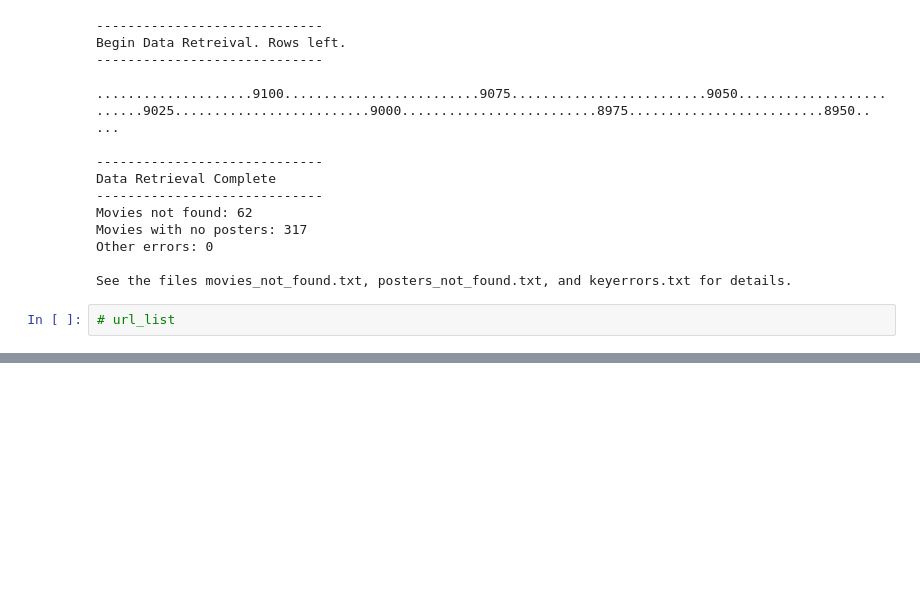
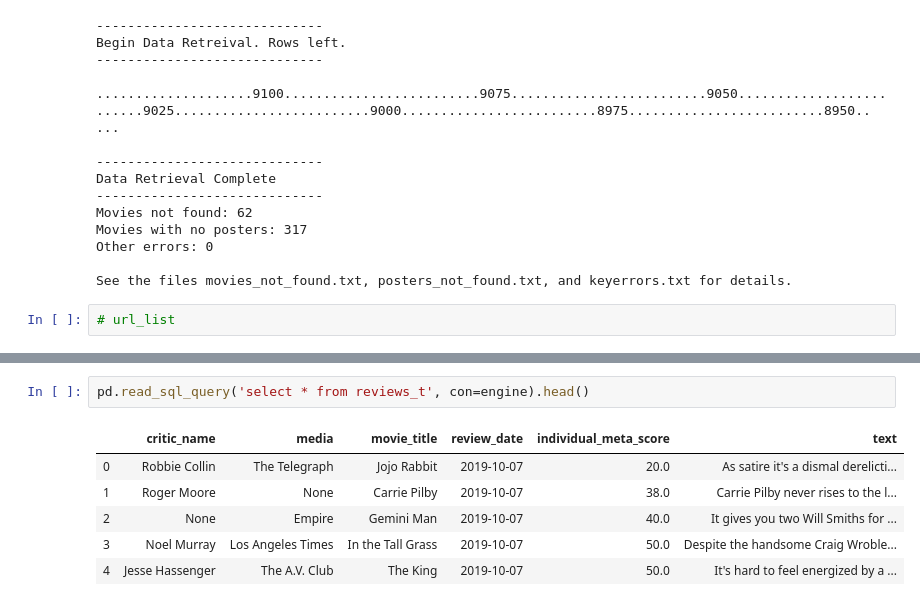
Before and after one commit to AddyBenny/Group_Project_2---UCI-Data-Analysis-Bootcamp-2020---Team-8, a Jupyter notebook: Project.ipynb, the cells around one changed output, grey strips where cells are left out. Saved outputs shown, nothing was run; the diff lists cells and outputs as text; blank space fills up the shorter version.

```diff
--- a/Project.ipynb
+++ b/Project.ipynb
@@ -268 +295,10 @@ UnicodeDecodeError: 'utf-8' codec can't decode byte 0xe9 in position 28: unexpec
+# %%
+pd.read_sql_query('select * from reviews_t', con=engine).head()
+# %% [output]
+|  | critic_name | media | movie_title | review_date | individual_meta_score | text |
+| 0 | Robbie Collin | The Telegraph | Jojo Rabbit | 2019-10-07 | 20.0 | As satire it's a dismal derelicti... |
+| 1 | Roger Moore | None | Carrie Pilby | 2019-10-07 | 38.0 | Carrie Pilby never rises to the l... |
+| 2 | None | Empire | Gemini Man | 2019-10-07 | 40.0 | It gives you two Will Smiths for ... |
+| 3 | Noel Murray | Los Angeles Times | In the Tall Grass | 2019-10-07 | 50.0 | Despite the handsome Craig Wroble... |
+| 4 | Jesse Hassenger | The A.V. Club | The King | 2019-10-07 | 50.0 | It's hard to feel energized by a ... |
 # %%
```
Also changed, not shown: parts of 18 cells of this notebook, 5 other files.
